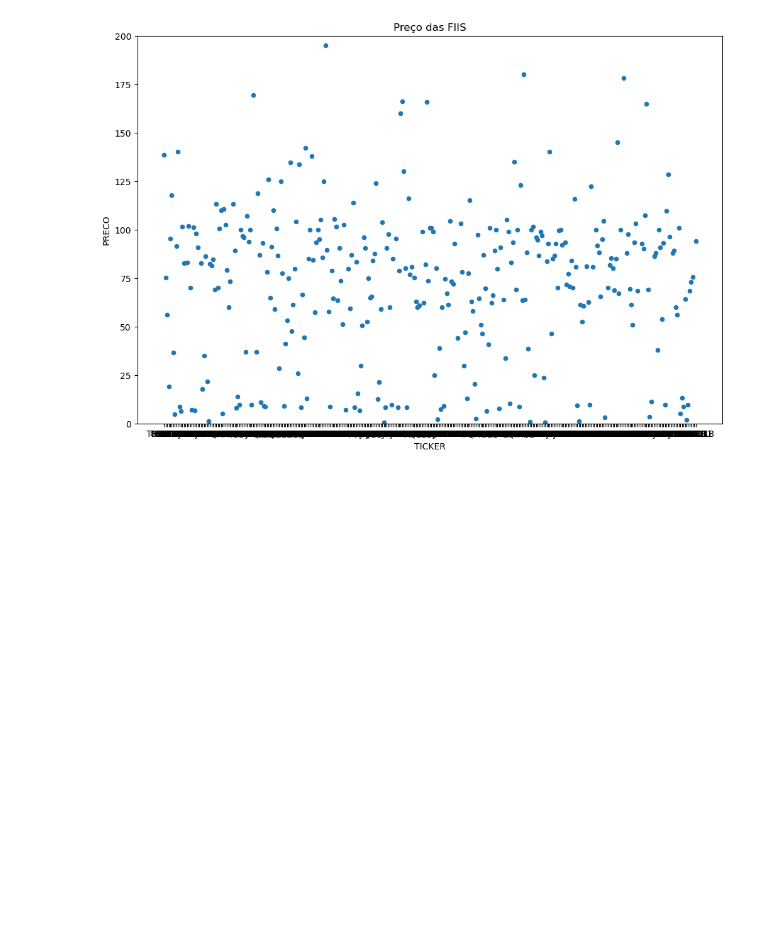
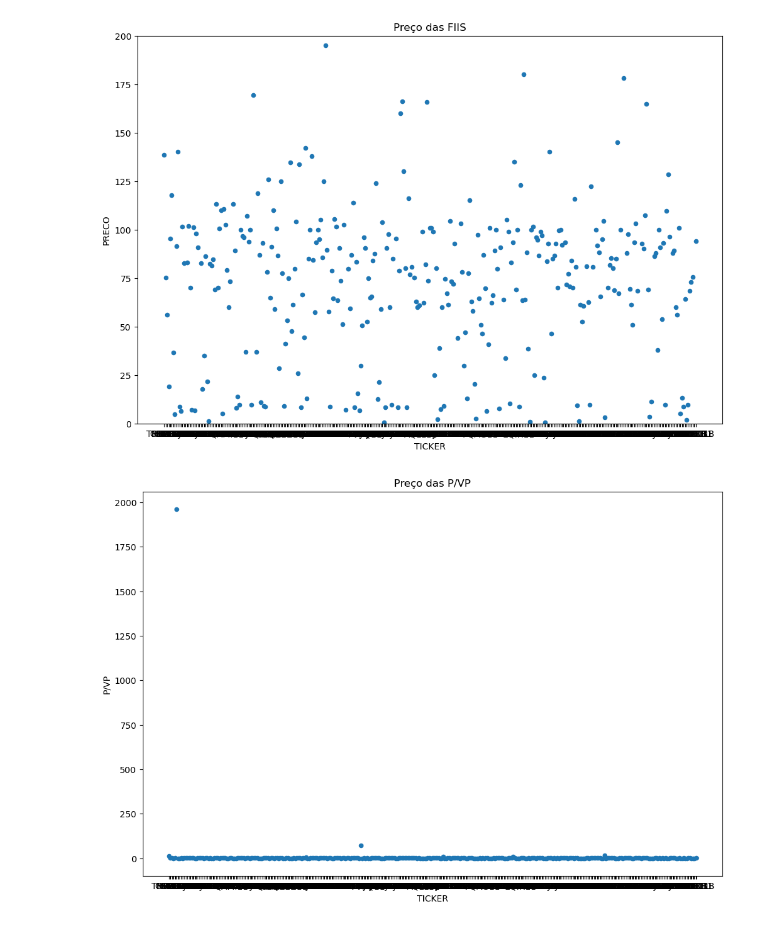
Before and after one commit to andrebarsotti/btc-crv, a Jupyter notebook: modulo-I/02-desafio/desafio.ipynb, the cells around one changed output. Drawn from its saved outputs; the diff is of its cells as text; code cells hidden in the pictures; blank space fills up the shorter version.

```diff
--- a/modulo-I/02-desafio/desafio.ipynb
+++ b/modulo-I/02-desafio/desafio.ipynb
@@ -138,3 +130,10 @@ ax.set_ylim([0, 200])
 plt.show()
 # %% [output]
 [figure]
+# %%
+ax = fiis_df.plot(x='TICKER', y='P/VP', kind='scatter', figsize=(12,8))
+ax.set_title('Preço das P/VP')
+
+plt.show()
+# %% [output]
+[figure, added]
```
Also changed, not shown: parts of 7 cells of this notebook.
